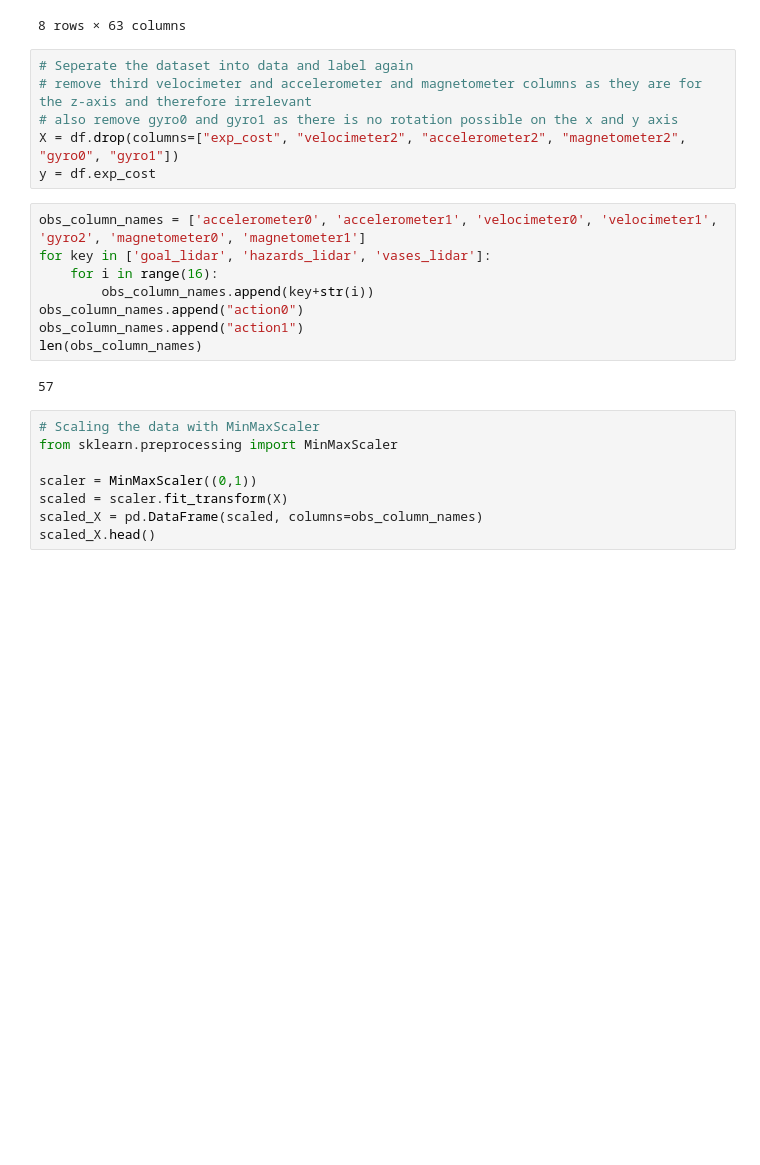
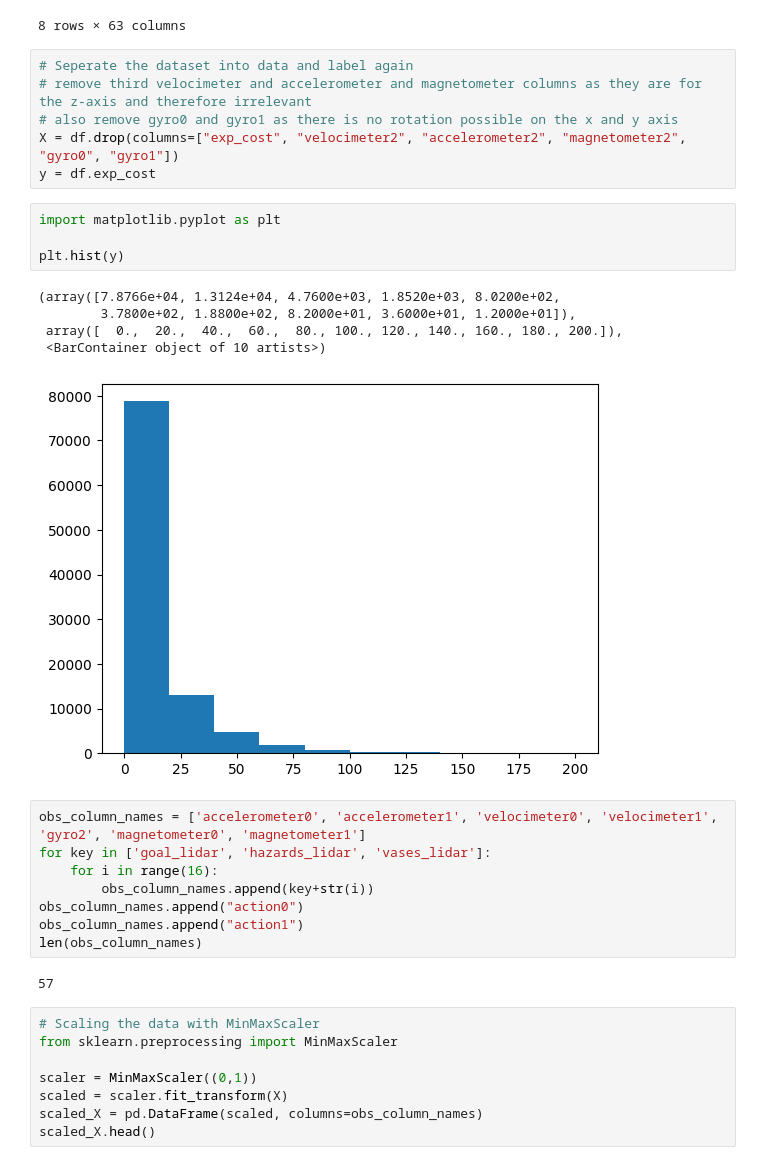
Before and after one commit to Shirkanzilla/predictive-control-switch, a Jupyter notebook: Safety-Gymnasium/train_neural_network.ipynb, the cells around one changed output. Saved outputs shown, nothing was run; the diff lists cells and outputs as text; blank space fills up the shorter version.

```diff
--- a/Safety-Gymnasium/train_neural_network.ipynb
+++ b/Safety-Gymnasium/train_neural_network.ipynb
@@ -24,6 +30,16 @@ df.describe()
 # also remove gyro0 and gyro1 as there is no rotation possible on the x and y axis
 X = df.drop(columns=["exp_cost", "velocimeter2", "accelerometer2", "magnetometer2", "gyro0", "gyro1"])
 y = df.exp_cost
+# %%
+import matplotlib.pyplot as plt
+
+plt.hist(y)
+# %% [output]
+(array([7.8766e+04, 1.3124e+04, 4.7600e+03, 1.8520e+03, 8.0200e+02,
+        3.7800e+02, 1.8800e+02, 8.2000e+01, 3.6000e+01, 1.2000e+01]),
+ array([  0.,  20.,  40.,  60.,  80., 100., 120., 140., 160., 180., 200.]),
+ <BarContainer object of 10 artists>)
+[figure, added]
 # %%
 obs_column_names = ['accelerometer0', 'accelerometer1', 'velocimeter0', 'velocimeter1', 'gyro2', 'magnetometer0', 'magnetometer1']
 for key in ['goal_lidar', 'hazards_lidar', 'vases_lidar']:
```
Also changed, not shown: parts of 16 cells of this notebook, 2 other files.
